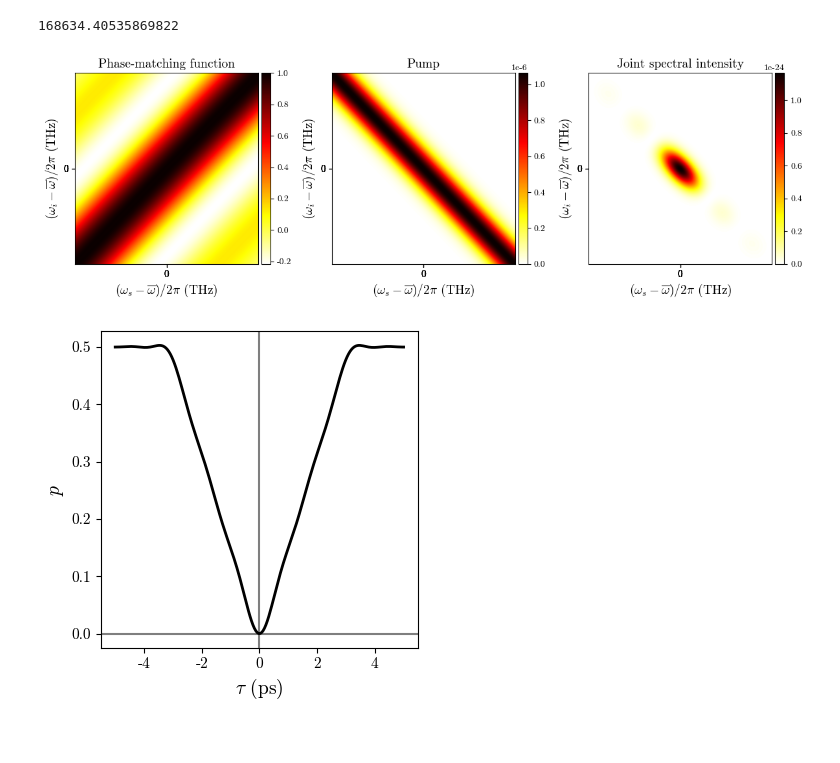
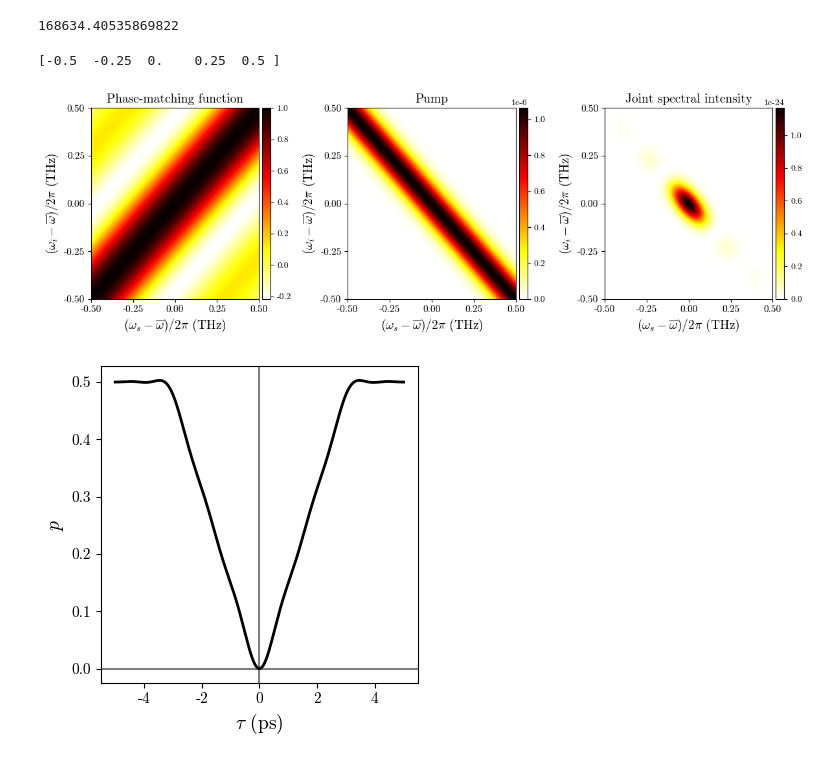
Before and after one commit to cdrago21/spectral-hom, a Jupyter notebook: examples/KTPCrystalExample.ipynb, the cells around one changed output. Drawn from its saved outputs; the diff is of its cells as text; code cells hidden in the pictures.

```diff
--- a/examples/KTPCrystalExample.ipynb
+++ b/examples/KTPCrystalExample.ipynb
@@ -65,12 +65,12 @@ PUMP = pump(ws_range[:, None], wi_range[None, :])
 jsa = PUMP * phase_matching_function / np.sqrt(
     np.sum(np.abs(PUMP * phase_matching_function) ** 2) * dw_s * dw_i)
 # %%
-ticks_s = np.linspace(np.rint(np.min((ws_range - omega_s_0) * 1e-12 / twopi)),
-                      np.rint(np.max((ws_range - omega_s_0) * 1e-12 / twopi)),
+ticks_s = np.linspace(np.round(np.min((ws_range - omega_s_0) * 1e-12 / twopi), 2),
+                      np.round(np.max((ws_range - omega_s_0) * 1e-12 / twopi), 2),
                       5)
 
-ticks_i = np.linspace(np.rint(np.min((wi_range - omega_i_0) * 1e-12 / twopi)),
-                      np.rint(np.max((wi_range - omega_i_0) * 1e-12 / twopi)),
+ticks_i = np.linspace(np.round(np.min((wi_range - omega_i_0) * 1e-12 / twopi), 2),
+                      np.round(np.max((wi_range - omega_i_0) * 1e-12 / twopi), 2),
                       5)
 
 fig, ax = plt.subplots(nrows=1, ncols=3, figsize=(12, 4))
@@ -97,34 +97,35 @@ im1 = ax[1].pcolormesh((WS_range - omega_s_0) * 1e-12 / twopi,
                        vmax=PUMP.max(),
                        cmap='hot_r')
 ax[1].set_xlabel(r"$(\omega_s - \overline{\omega})/2\pi$ (THz)", fontsize=fs)
 ax[1].set_ylabel(r"$(\omega_i - \overline{\omega})/2\pi$ (THz)", fontsize=fs)
 ax[1].set_title(r"Pump", fontsize=fs)
 ax[1].tick_params(axis='both', labelsize=ts)
 ax[1].set_yticks(ticks_s)
 ax[1].set_xticks(ticks_i)
 
 im2 = ax[2].pcolormesh((WS_range - omega_s_0) * 1e-12 / twopi,
                        (WI_range - omega_i_0) * 1e-12 / twopi,
                        np.abs(jsa) ** 2,
                        shading='gouraud',
                        vmin=(np.abs(jsa).min()) ** 2,
                        vmax=(np.abs(jsa).max()) ** 2,
                        cmap='hot_r')
 ax[2].set_xlabel(r"$(\omega_s - \overline{\omega})/2\pi$ (THz)", fontsize=fs)
 ax[2].set_ylabel(r"$(\omega_i - \overline{\omega})/2\pi$ (THz)", fontsize=fs)
 ax[2].set_title(r"Joint spectral intensity", fontsize=fs)
 ax[2].tick_params(axis='both', labelsize=ts)
 ax[2].set_yticks(ticks_s)
 ax[2].set_xticks(ticks_i)
 
 plt.colorbar(im0, cax=make_axes_locatable(ax[0]).append_axes("right", size="5%", pad=0.05))
 plt.colorbar(im1, cax=make_axes_locatable(ax[1]).append_axes("right", size="5%", pad=0.05))
 plt.colorbar(im2, cax=make_axes_locatable(ax[2]).append_axes("right", size="5%", pad=0.05))
 
 plt.tight_layout()
 plt.show()
 # %% [output]
+[-0.5  -0.25  0.    0.25  0.5 ]
-[figure, old version]
+[figure, new version]
 # %%
 def coincidence(delay):
     phase = np.exp(-1j * (ws_range[None, :] - wi_range[:, None]) * delay)
```
Also changed, not shown: parts of 1 cell of this notebook, 1 other file.
